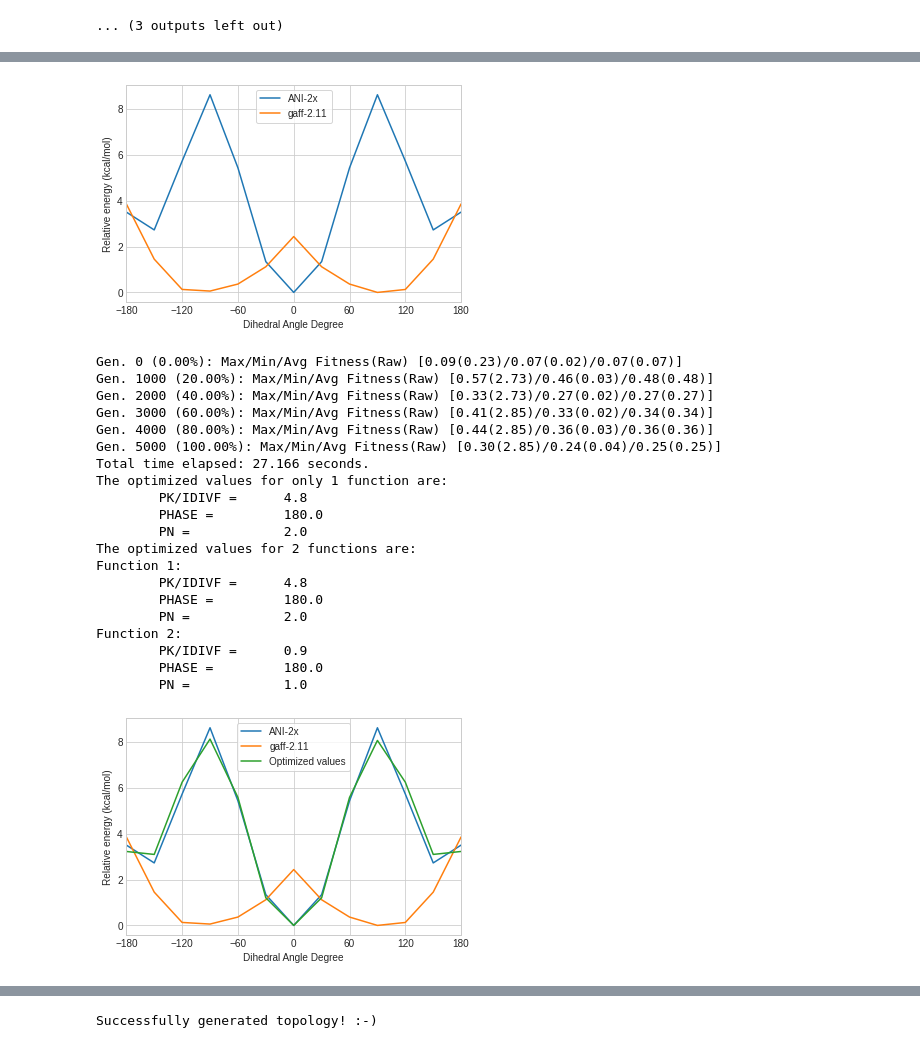
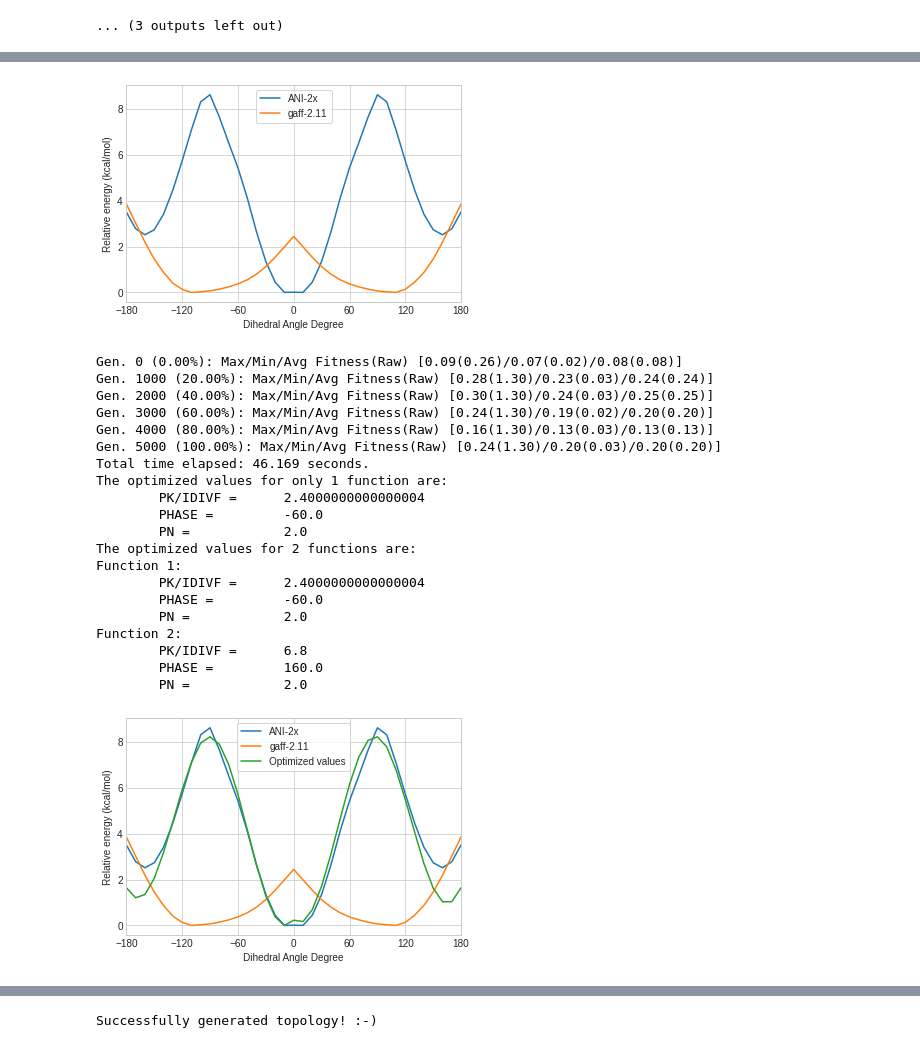
Before and after one commit to pablo-arantes/ParametrizANI, a Jupyter notebook: ParametrizANI.ipynb, the cells around one changed output, grey strips where cells are left out. Cells and saved outputs as stored; diff of their text form; code cells hidden in the pictures.

```diff
--- a/ParametrizANI.ipynb
+++ b/ParametrizANI.ipynb
@@ -172,7 +175,7 @@ atom3 = '8' #@param {type:"string"}
 atom4 = '9' #@param {type:"string"}
 
 #@markdown Select step size in degrees for the dihedral angle rotation:
-degrees_steps = "30" #@param ["10", "15", "20", "30", "45", "60"]
+degrees_steps = "10" #@param ["10", "15", "20", "30", "45", "60"]
 with open('degrees.dat', 'w') as f:
   f.write(degrees_steps)
 
@@ -566,12 +572,12 @@ for deg in range(-180, (180+int(degrees_steps)), int(degrees_steps)):
       particle1, particle2, particle3, particle4, periodicity, phase, k = dih.getTorsionParameters(i)
       if particle2 == int(atom2) and particle3 == int(atom3):
         # print(dih.getTorsionParameters(i))
-        dih.setTorsionParameters(i, particle1, particle2, particle3, particle4, 0, 0, 0)
+        dih.setTorsionParameters(i, particle1, particle2, particle3, particle4, 1, 0, 0)
         dih.updateParametersInContext(simulation.context)
         # print(dih.getTorsionParameters(i))
       elif particle2 == int(atom3) and particle3 == int(atom2):
         # print(dih.getTorsionParameters(i))
-        dih.setTorsionParameters(i, particle1, particle2, particle3, particle4, 0, 0, 0)
+        dih.setTorsionParameters(i, particle1, particle2, particle3, particle4, 1, 0, 0)
         dih.updateParametersInContext(simulation.context)
         # print(dih.getTorsionParameters(i))
       else:
@@ -648,7 +655,7 @@ plt.xlabel('Dihedral Angle Degree')
 plt.ylabel('Relative energy (kcal/mol)')
 plt.savefig("ani_mm.png", dpi=600, bbox_inches='tight')
 # %% [output]
-[figure, old version]
+[figure, new version]
 # %%
 %%bash
 #@title **Use a genetic algorithm to optimize dihedral values with respect to TorchANI**:
@@ -770,26 +777,26 @@ f1.write(str(best[5]) + "\n")
 f1.write(str(best[4]) + "\n")
 f1.close()
 # %% [output]
-Gen. 0 (0.00%): Max/Min/Avg Fitness(Raw) [0.09(0.23)/0.07(0.02)/0.07(0.07)]
-Gen. 1000 (20.00%): Max/Min/Avg Fitness(Raw) [0.57(2.73)/0.46(0.03)/0.48(0.48)]
-Gen. 2000 (40.00%): Max/Min/Avg Fitness(Raw) [0.33(2.73)/0.27(0.02)/0.27(0.27)]
-Gen. 3000 (60.00%): Max/Min/Avg Fitness(Raw) [0.41(2.85)/0.33(0.02)/0.34(0.34)]
-Gen. 4000 (80.00%): Max/Min/Avg Fitness(Raw) [0.44(2.85)/0.36(0.03)/0.36(0.36)]
-Gen. 5000 (100.00%): Max/Min/Avg Fitness(Raw) [0.30(2.85)/0.24(0.04)/0.25(0.25)]
-Total time elapsed: 27.166 seconds.
+Gen. 0 (0.00%): Max/Min/Avg Fitness(Raw) [0.09(0.26)/0.07(0.02)/0.08(0.08)]
+Gen. 1000 (20.00%): Max/Min/Avg Fitness(Raw) [0.28(1.30)/0.23(0.03)/0.24(0.24)]
+Gen. 2000 (40.00%): Max/Min/Avg Fitness(Raw) [0.30(1.30)/0.24(0.03)/0.25(0.25)]
+Gen. 3000 (60.00%): Max/Min/Avg Fitness(Raw) [0.24(1.30)/0.19(0.02)/0.20(0.20)]
+Gen. 4000 (80.00%): Max/Min/Avg Fitness(Raw) [0.16(1.30)/0.13(0.03)/0.13(0.13)]
+Gen. 5000 (100.00%): Max/Min/Avg Fitness(Raw) [0.24(1.30)/0.20(0.03)/0.20(0.20)]
+Total time elapsed: 46.169 seconds.
 The optimized values for only 1 function are:
-        PK/IDIVF =      4.8
-        PHASE =         180.0
+        PK/IDIVF =      2.4000000000000004
+        PHASE =         -60.0
         PN =            2.0
 The optimized values for 2 functions are:
 Function 1:
-        PK/IDIVF =      4.8
-        PHASE =         180.0
+        PK/IDIVF =      2.4000000000000004
+        PHASE =         -60.0
         PN =            2.0
 Function 2:
-        PK/IDIVF =      0.9
-        PHASE =         180.0
-        PN =            1.0
+        PK/IDIVF =      6.8
+        PHASE =         160.0
+        PN =            2.0
 # %%
 #@title **Check the new profile optimized with genetic algorithm**:
 
@@ -805,7 +812,7 @@ PN1 = df.iloc[2]
 
 PK_IDIVF2 = df.iloc[3]
 PHASE2 = df.iloc[4]
-PN2 = -(df.iloc[5])
+PN2 = df.iloc[5]
 
 
 functions = "2" #@param ["1", "2"]
@@ -826,34 +833,34 @@ elif functions == "2":
   dict_params = {0: [PK_IDIVF1, PHASE1, PN1], 1: [PK_IDIVF2, PHASE2, PN2]}
   values=[]
   mm_file="mm.dat"
   mm=list(map(float,open(mm_file).read().split()))
   angles=range(-180,(180+int(degrees_steps)),int(degrees_steps))
   for i,ANGLE in enumerate(angles):
     EDIHEDRAL1=PK_IDIVF1*(1+math.cos(math.radians(PN1*ANGLE-PHASE1)))
     EDIHEDRAL2=PK_IDIVF2*(1+math.cos(math.radians(PN2*ANGLE-PHASE2)))
     values.append(EDIHEDRAL1+EDIHEDRAL2+mm[i])
   values=np.array(values)
   values=values-min(values)
   # print(values)
 else:
   pass
 
 #Plot ANI, MM and the new dihedral potential
 %matplotlib inline
 import matplotlib.pyplot as plt
 plt.style.use('seaborn-whitegrid')
 
 plt.plot(dihe_degree, ani_energies, linewidth = 1.5, label = model_name)
 plt.plot(dihe_degree, energy_diff, linewidth = 1.5, label = Force_field)
 plt.plot(dihe_degree, values, linewidth = 1.5, label = "Optimized values")
 plt.xticks(np.arange(min(dihe_degree), max(dihe_degree)+1, 60.0))
 plt.xlim([-180, 180])
 plt.legend(frameon=True)
 plt.xlabel('Dihedral Angle Degree')
 plt.ylabel('Relative energy (kcal/mol)')
 plt.savefig("ani_mm_ga.png", dpi=600, bbox_inches='tight')
 # %% [output]
-[figure, old version]
+[figure, new version]
 # %%
 #@title **OpenMM minimization with new dihedral potential optimized with genetic algorithm:**
 #@markdown We are performing a minimization of the structure with the new dihedral energies parametrized.
```
Also changed, not shown: parts of 10 cells of this notebook.
